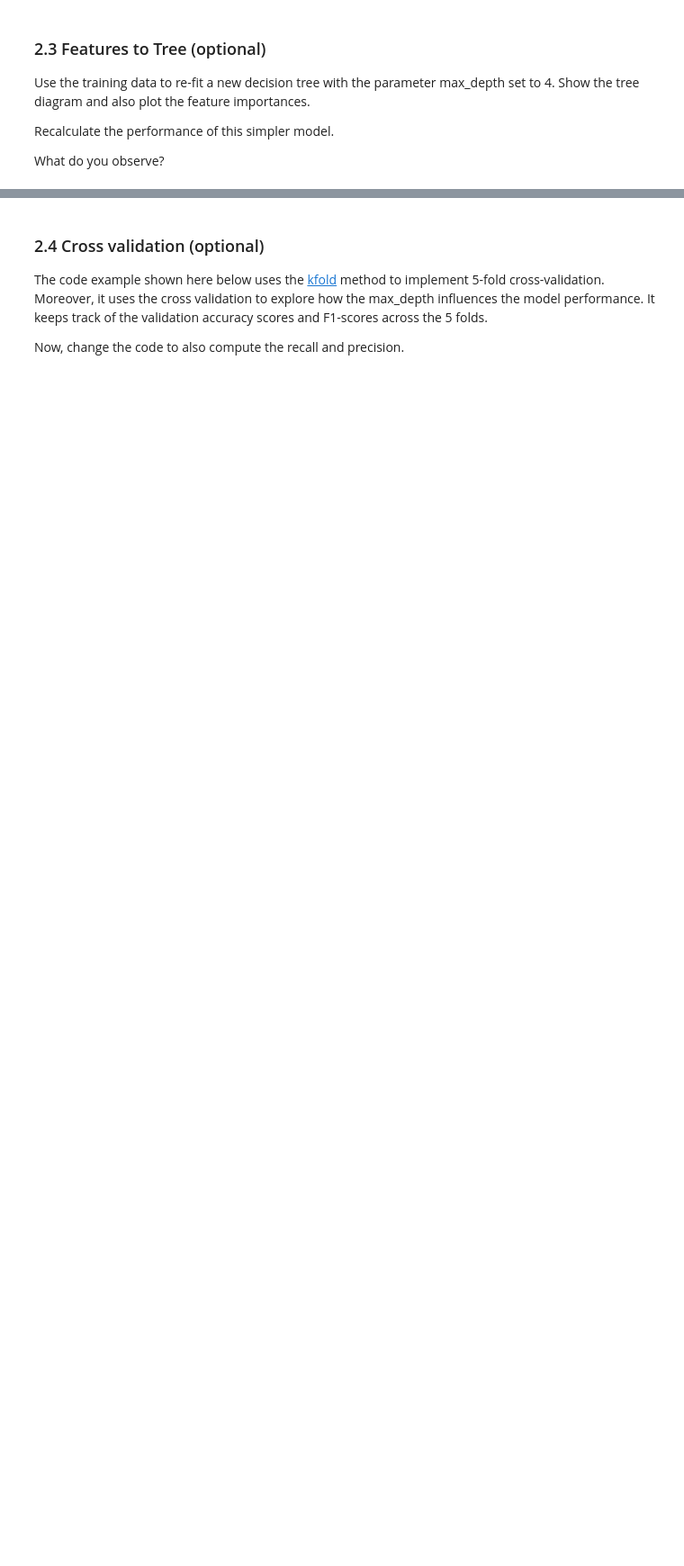
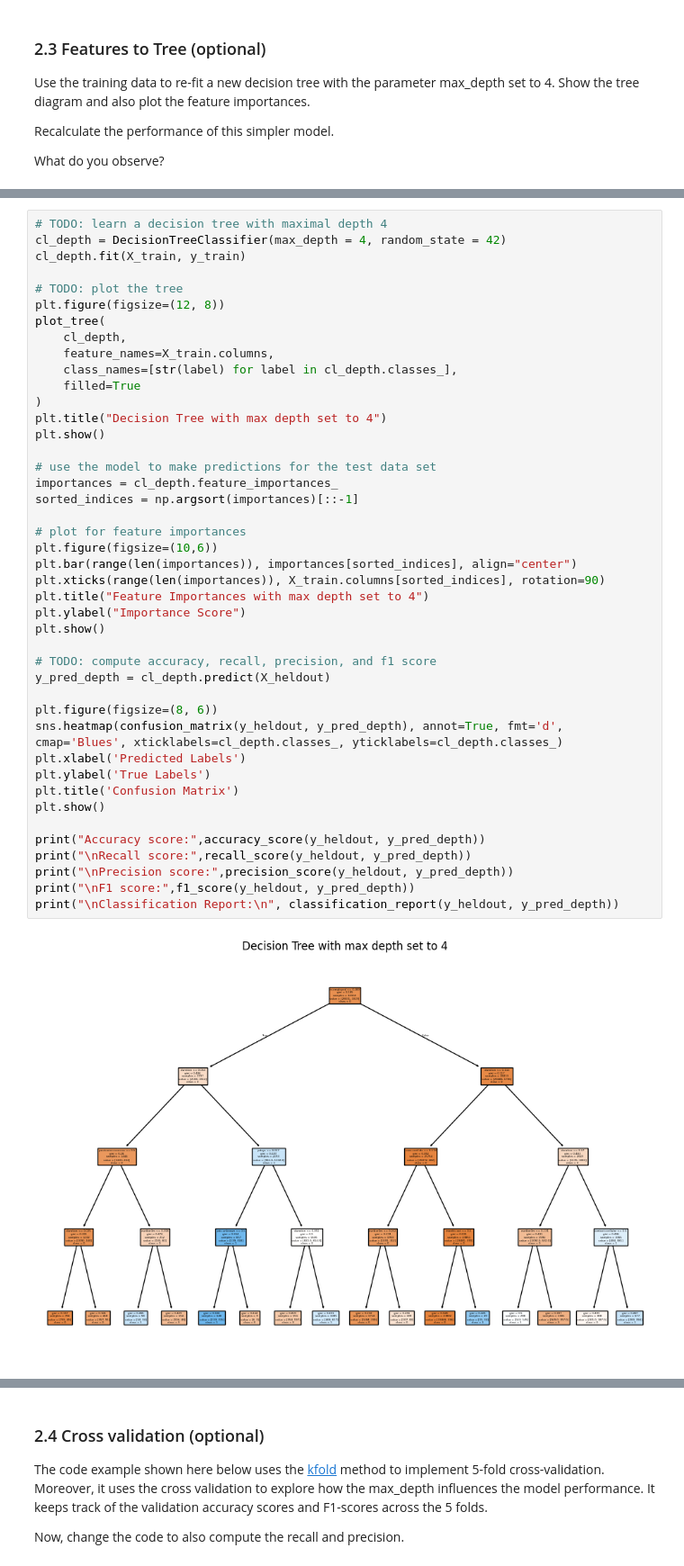
Before and after one commit to dmHarmsen/APML-Assignement-1, a Jupyter notebook: Assignment 1.ipynb, the cells around one changed output, grey strips where cells are left out. Shown at 90% size. Drawn from its saved outputs; the diff is of its cells as text; blank space fills up the shorter version.

```diff
--- a/Assignment 1.ipynb
+++ b/Assignment 1.ipynb
@@ -360,0 +403,45 @@ What do you observe?
+# %%
+# TODO: learn a decision tree with maximal depth 4
+cl_depth = DecisionTreeClassifier(max_depth = 4, random_state = 42)
+cl_depth.fit(X_train, y_train)
+
+# TODO: plot the tree
+plt.figure(figsize=(12, 8))
+plot_tree(
+    cl_depth,
+    feature_names=X_train.columns,
+    class_names=[str(label) for label in cl_depth.classes_],
+    filled=True
+)
+plt.title("Decision Tree with max depth set to 4")
+plt.show()
+
+# use the model to make predictions for the test data set
+importances = cl_depth.feature_importances_
+sorted_indices = np.argsort(importances)[::-1]
+
+# plot for feature importances
+plt.figure(figsize=(10,6))
+plt.bar(range(len(importances)), importances[sorted_indices], align="center")
+plt.xticks(range(len(importances)), X_train.columns[sorted_indices], rotation=90)
+plt.title("Feature Importances with max depth set to 4")
+plt.ylabel("Importance Score")
+plt.show()
+
+# TODO: compute accuracy, recall, precision, and f1 score
+y_pred_depth = cl_depth.predict(X_heldout)
+
+plt.figure(figsize=(8, 6))
+sns.heatmap(confusion_matrix(y_heldout, y_pred_depth), annot=True, fmt='d', cmap='Blues', xticklabels=cl_depth.classes_, yticklabels=cl_depth.classes_)
+plt.xlabel('Predicted Labels')
+plt.ylabel('True Labels')
+plt.title('Confusion Matrix')
+plt.show()
+
+print("Accuracy score:",accuracy_score(y_heldout, y_pred_depth))
+print("\nRecall score:",recall_score(y_heldout, y_pred_depth))
+print("\nPrecision score:",precision_score(y_heldout, y_pred_depth))
+print("\nF1 score:",f1_score(y_heldout, y_pred_depth))
+print("\nClassification Report:\n", classification_report(y_heldout, y_pred_depth))
+# %% [output]
+[figure, added]
```
Also changed, not shown: parts of 9 cells of this notebook.
